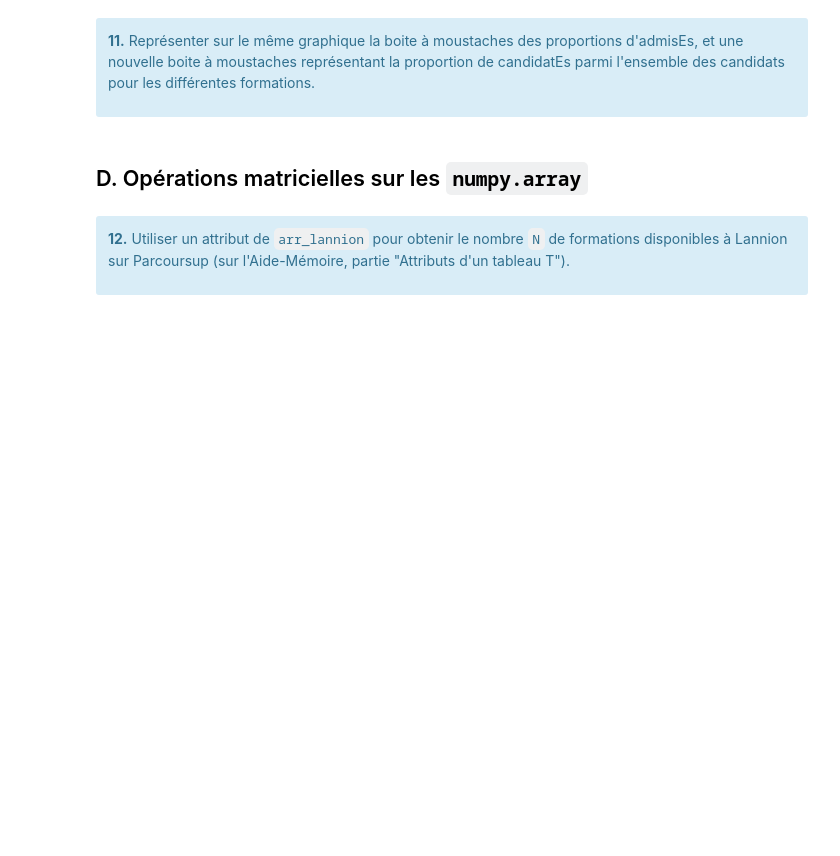
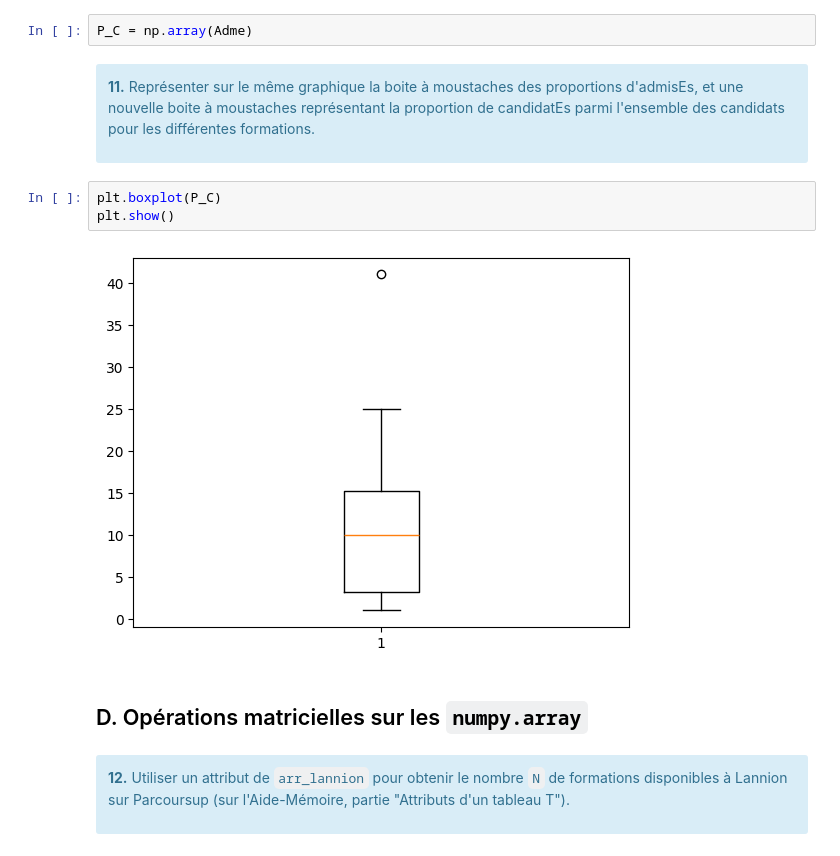
Before and after one commit to Guigui2277/Sae-2.04, a Jupyter notebook: TP/S2.04-R2.08_TP0-Etu.ipynb, the cells around one changed output. Cells and saved outputs as stored; diff of their text form; blank space fills up the shorter version.

```diff
--- a/TP/S2.04-R2.08_TP0-Etu.ipynb
+++ b/TP/S2.04-R2.08_TP0-Etu.ipynb
@@ -174,10 +190,17 @@ inter = plt.bar
 <div class="alert alert-info" role="alert">
 
 **10.** Créer un tableau P_C contenant la proportion de candidatEs parmi les candidats de chaque formation.
+# %%
+P_C = np.array(Adme)
 # %% [markdown]
 <div class="alert alert-info" role="alert">
 
 **11.** Représenter sur le même graphique la boite à moustaches des proportions d'admisEs, et une nouvelle boite à moustaches représentant la proportion de candidatEs parmi l'ensemble des candidats pour les différentes formations.
+# %%
+plt.boxplot(P_C)
+plt.show()
+# %% [output]
+[figure, added]
 # %% [markdown]
 ## D. Opérations matricielles sur les `numpy.array`
 # %% [markdown]
```
Also changed, not shown: parts of 14 cells of this notebook, 8 other files.
